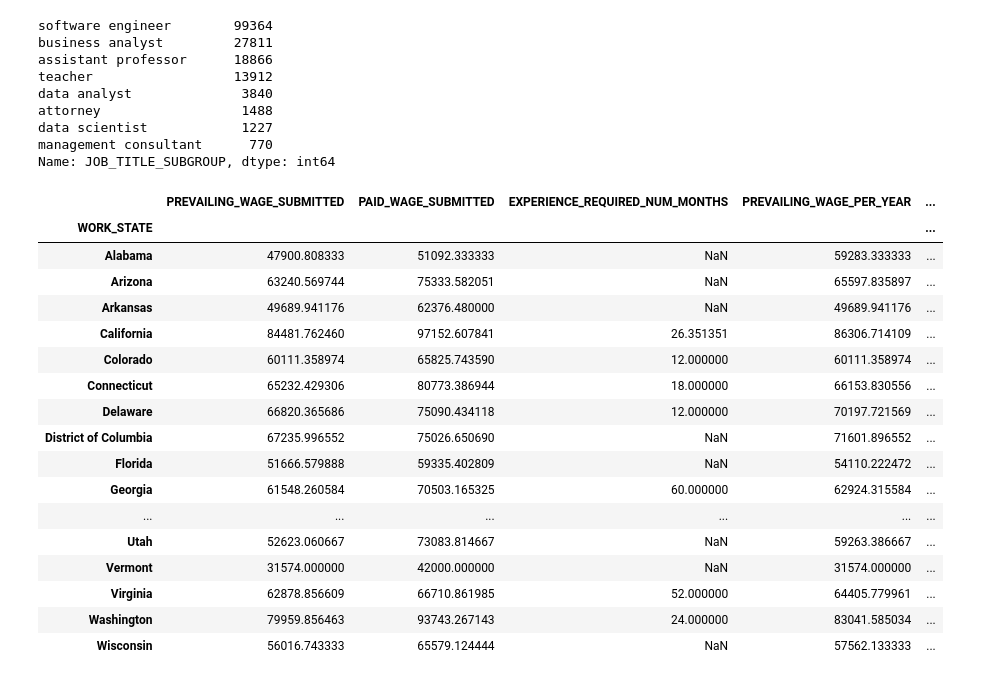
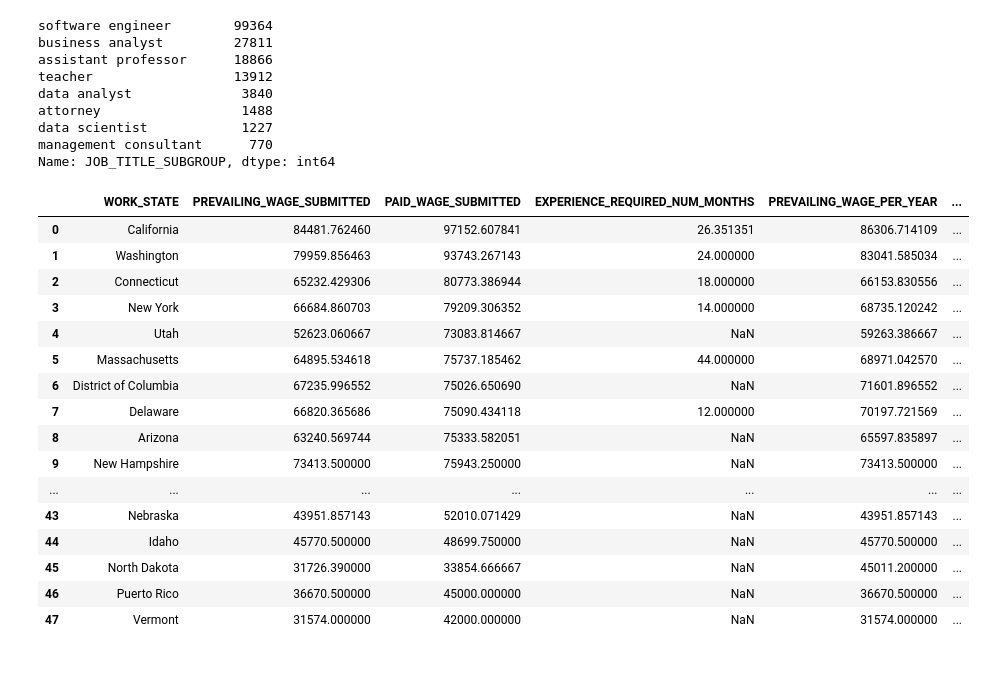
Before and after one commit to vu13/DS311GroupProject, a Jupyter notebook: Question_2_what_states_have_the_highest_paying_data_related_salaries?.ipynb, the cells around one changed output. Drawn from its saved outputs; the diff is of its cells as text; code cells hidden in the pictures.

```diff
--- a/Question_2_what_states_have_the_highest_paying_data_related_salaries?.ipynb
+++ b/Question_2_what_states_have_the_highest_paying_data_related_salaries?.ipynb
@@ -44,24 +51,26 @@ data_salaries_df = data_salaries_df.dropna(subset=['WORK_STATE', 'PAID_WAGE_PER_
 #We actually don't need to have this here since there are no NaN values associates with these parameters, but it is
 #Nice to keep this part just incase if we want to use this code with different data with same structure in the future
 # %%
-#Lets
-data_salaries_df.groupby('WORK_STATE').mean()
+#Lets group the salary information by taking average yearly paid wage into account and sort them in descending order
+
+sorted_sal_df = data_salaries_df.groupby('WORK_STATE').mean().sort_values(by="PAID_WAGE_PER_YEAR", ascending=[False])
+sorted_sal_df = sorted_sal_df.reset_index() #We need to do this to create a plot later
+sorted_sal_df
 # %% [output]
-|  | PREVAILING_WAGE_SUBMITTED | PAID_WAGE_SUBMITTED | EXPERIENCE_REQUIRED_NUM_MONTHS | PREVAILING_WAGE_PER_YEAR | ... |
-| WORK_STATE |  |  |  |  | ... |
-| Alabama | 47900.808333 | 51092.333333 | NaN | 59283.333333 | ... |
-| Arizona | 63240.569744 | 75333.582051 | NaN | 65597.835897 | ... |
-| Arkansas | 49689.941176 | 62376.480000 | NaN | 49689.941176 | ... |
-| California | 84481.762460 | 97152.607841 | 26.351351 | 86306.714109 | ... |
-| Colorado | 60111.358974 | 65825.743590 | 12.000000 | 60111.358974 | ... |
-| Connecticut | 65232.429306 | 80773.386944 | 18.000000 | 66153.830556 | ... |
-| Delaware | 66820.365686 | 75090.434118 | 12.000000 | 70197.721569 | ... |
-| District of Columbia | 67235.996552 | 75026.650690 | NaN | 71601.896552 | ... |
-| Florida | 51666.579888 | 59335.402809 | NaN | 54110.222472 | ... |
-| Georgia | 61548.260584 | 70503.165325 | 60.000000 | 62924.315584 | ... |
-| ... | ... | ... | ... | ... | ... |
-| Utah | 52623.060667 | 73083.814667 | NaN | 59263.386667 | ... |
-| Vermont | 31574.000000 | 42000.000000 | NaN | 31574.000000 | ... |
-| Virginia | 62878.856609 | 66710.861985 | 52.000000 | 64405.779961 | ... |
-| Washington | 79959.856463 | 93743.267143 | 24.000000 | 83041.585034 | ... |
-| Wisconsin | 56016.743333 | 65579.124444 | NaN | 57562.133333 | ... |
+|  | WORK_STATE | PREVAILING_WAGE_SUBMITTED | PAID_WAGE_SUBMITTED | EXPERIENCE_REQUIRED_NUM_MONTHS | PREVAILING_WAGE_PER_YEAR | ... |
+| 0 | California | 84481.762460 | 97152.607841 | 26.351351 | 86306.714109 | ... |
+| 1 | Washington | 79959.856463 | 93743.267143 | 24.000000 | 83041.585034 | ... |
+| 2 | Connecticut | 65232.429306 | 80773.386944 | 18.000000 | 66153.830556 | ... |
+| 3 | New York | 66684.860703 | 79209.306352 | 14.000000 | 68735.120242 | ... |
+| 4 | Utah | 52623.060667 | 73083.814667 | NaN | 59263.386667 | ... |
+| 5 | Massachusetts | 64895.534618 | 75737.185462 | 44.000000 | 68971.042570 | ... |
+| 6 | District of Columbia | 67235.996552 | 75026.650690 | NaN | 71601.896552 | ... |
+| 7 | Delaware | 66820.365686 | 75090.434118 | 12.000000 | 70197.721569 | ... |
+| 8 | Arizona | 63240.569744 | 75333.582051 | NaN | 65597.835897 | ... |
+| 9 | New Hampshire | 73413.500000 | 75943.250000 | NaN | 73413.500000 | ... |
+| ... | ... | ... | ... | ... | ... | ... |
+| 43 | Nebraska | 43951.857143 | 52010.071429 | NaN | 43951.857143 | ... |
+| 44 | Idaho | 45770.500000 | 48699.750000 | NaN | 45770.500000 | ... |
+| 45 | North Dakota | 31726.390000 | 33854.666667 | NaN | 45011.200000 | ... |
+| 46 | Puerto Rico | 36670.500000 | 45000.000000 | NaN | 36670.500000 | ... |
+| 47 | Vermont | 31574.000000 | 42000.000000 | NaN | 31574.000000 | ... |
```
Also changed, not shown: parts of 5 cells of this notebook.
